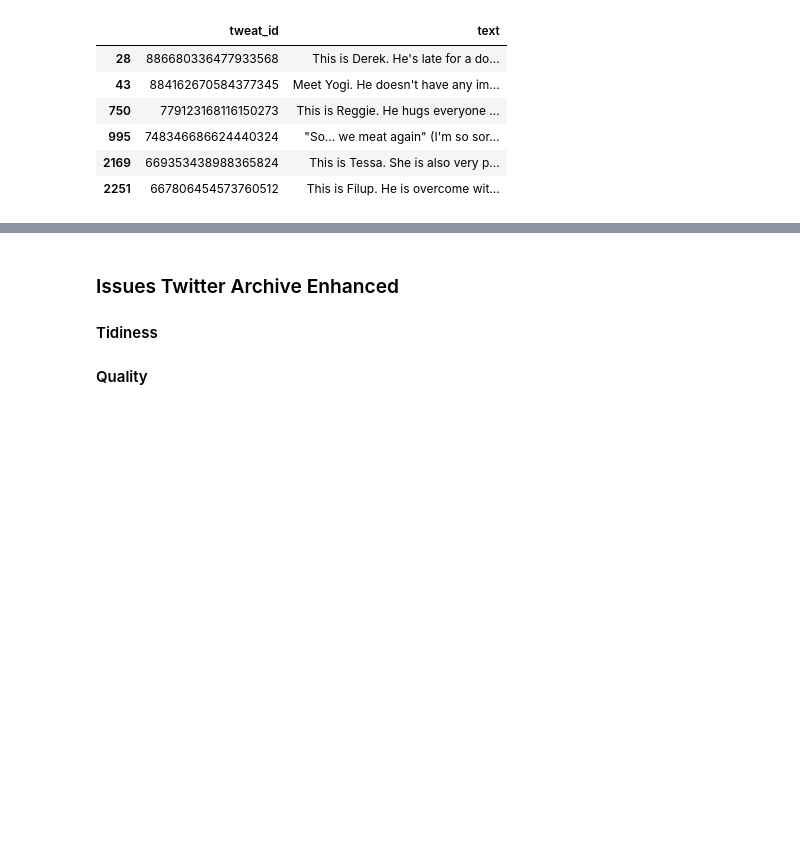
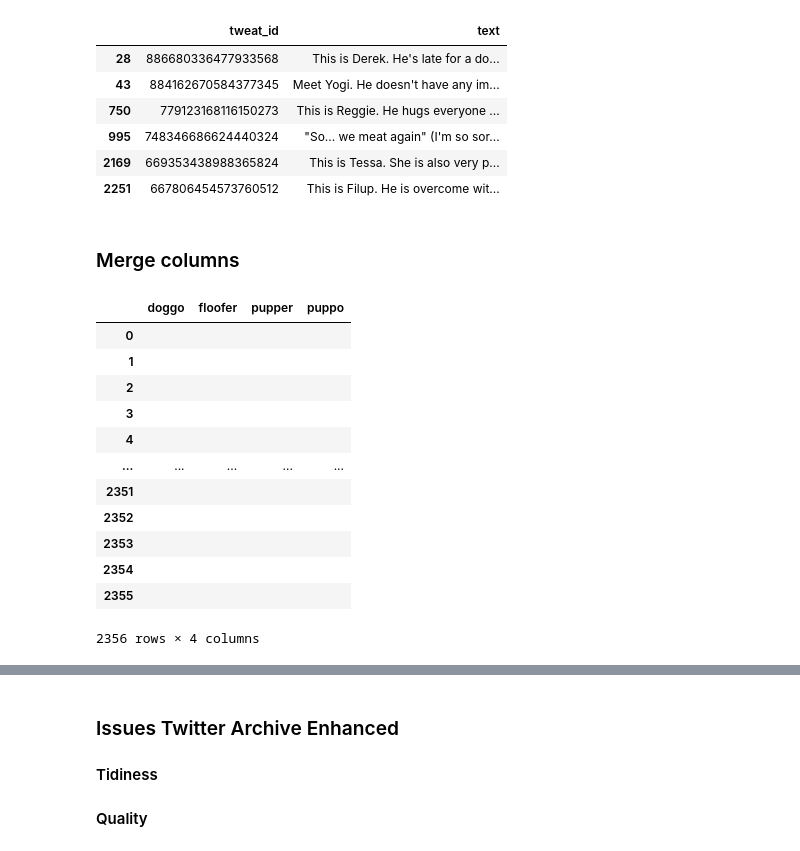
Before and after one commit to anneruhnke/data_wrangling, a Jupyter notebook: wrangle_act.ipynb, the cells around one changed output, grey strips where cells are left out. Drawn from its saved outputs; the diff is of its cells as text; code cells hidden in the pictures; blank space fills up the shorter version.

Commit message:
Merge text from columns

```diff
--- a/wrangle_act.ipynb
+++ b/wrangle_act.ipynb
@@ -371,0 +372,2 @@ tae = tae.rename(columns={'timestamp':'time'})
+# %% [markdown]
+### Merge columns
@@ -371,0 +379,17 @@ tae = tae.rename(columns={'timestamp':'time'})
+# %%
+new_dog = tae[['doggo', 'floofer', 'pupper', 'puppo']]
+new_dog
+# %% [output]
+|  | doggo | floofer | pupper | puppo |
+| 0 |  |  |  |  |
+| 1 |  |  |  |  |
+| 2 |  |  |  |  |
+| 3 |  |  |  |  |
+| 4 |  |  |  |  |
+| ... | ... | ... | ... | ... |
+| 2351 |  |  |  |  |
+| 2352 |  |  |  |  |
+| 2353 |  |  |  |  |
+| 2354 |  |  |  |  |
+| 2355 |  |  |  |  |
+2356 rows × 4 columns
```
Also changed, not shown: parts of 64 cells of this notebook.
